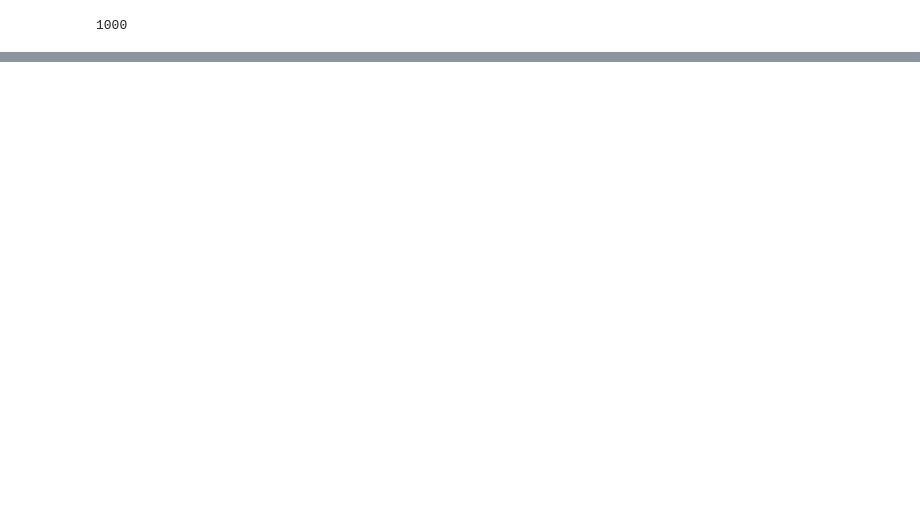
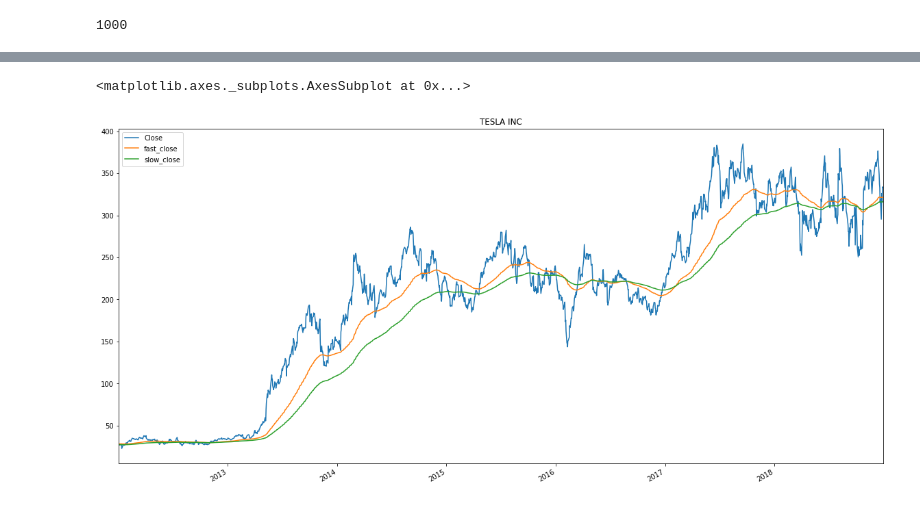
Before and after one commit to irayje/project_2, a Jupyter notebook: model_training.ipynb, the cells around one changed output, grey strips where cells are left out. Cells and saved outputs as stored; diff of their text form; code cells hidden in the pictures; blank space fills up the shorter version.

Commit message:
added charts

```diff
--- a/model_training.ipynb
+++ b/model_training.ipynb
@@ -167,0 +199,5 @@ signal_data
+# %%
+signal_data.loc['2012-01-01':'2019-01-01'][['Close', 'fast_close', 'slow_close']].plot(figsize=(20,10), title=company_name)
+# %% [output]
+<matplotlib.axes._subplots.AxesSubplot at 0x...>
+[figure, added]
```
Also changed, not shown: parts of 6 cells of this notebook.
